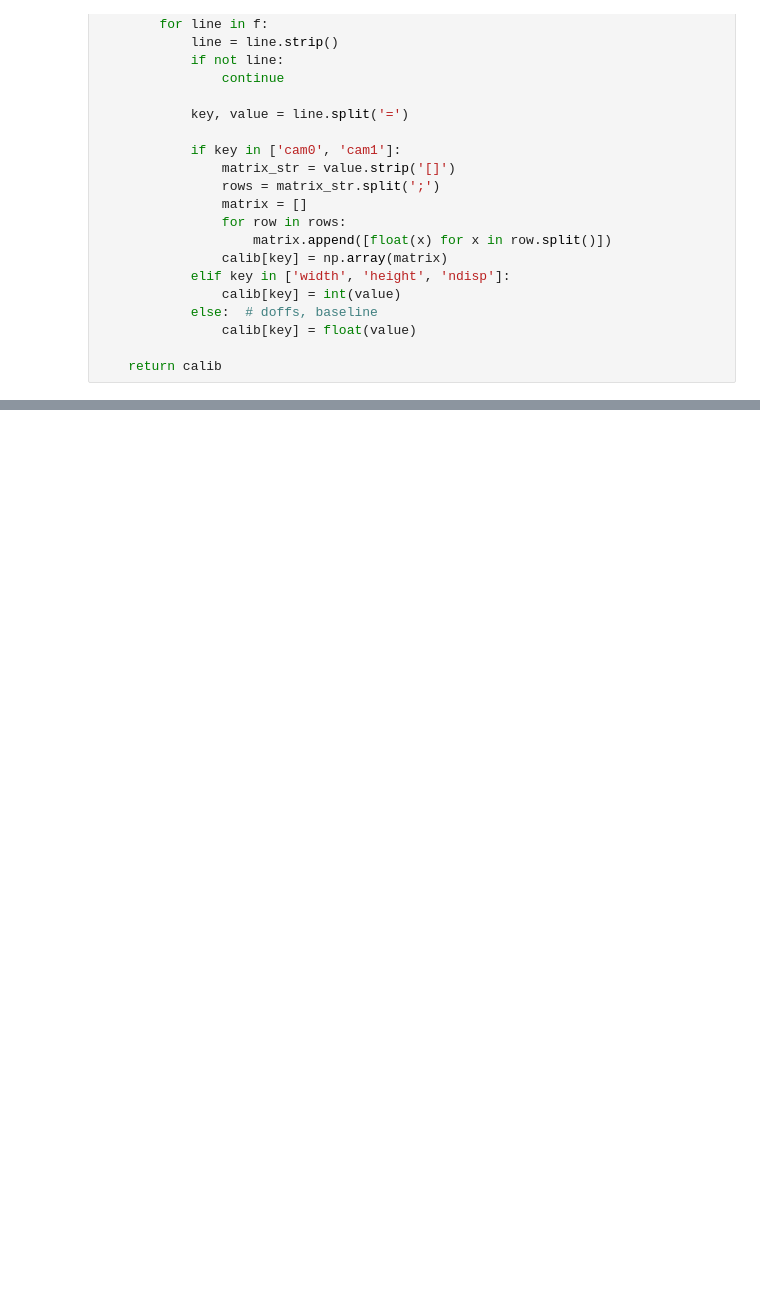
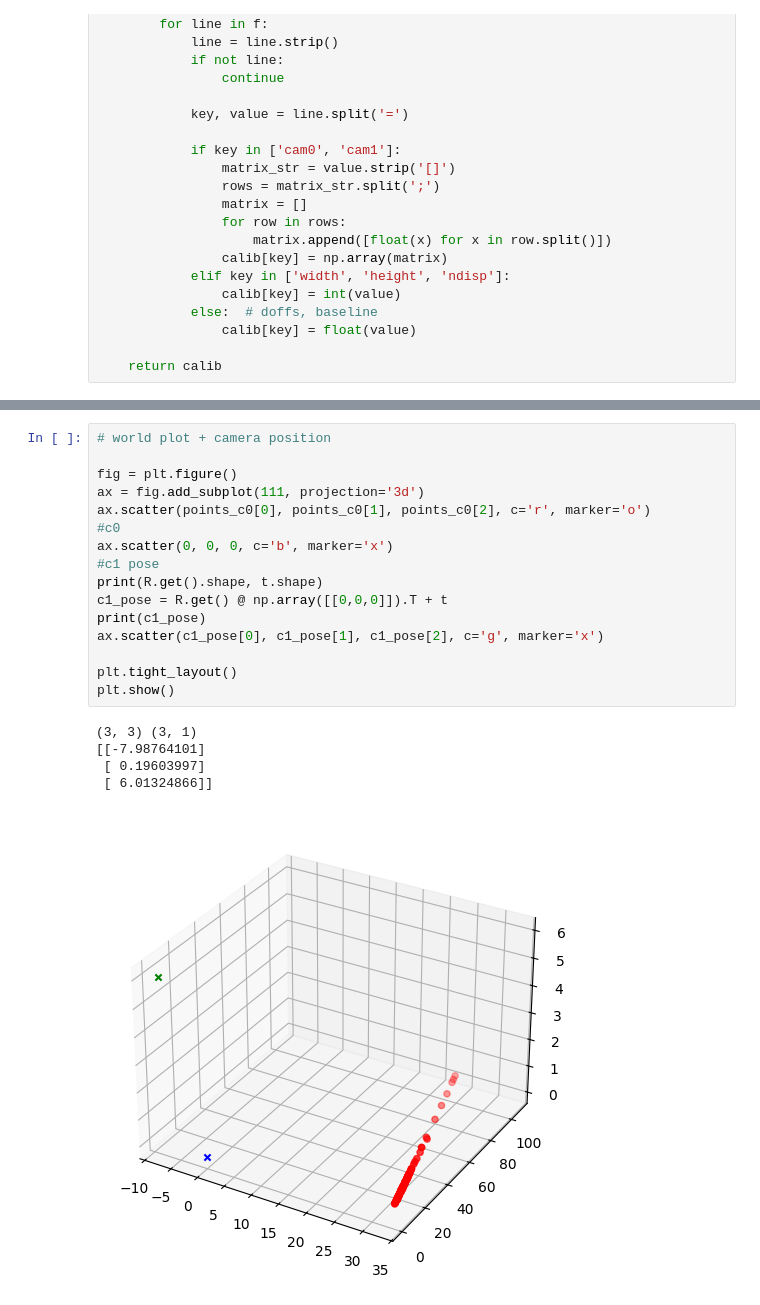
Before and after one commit to xavierroma/arbit, a Jupyter notebook: examples/arbit-py/opencvv.ipynb, the cells around one changed output, grey strips where cells are left out. Cells and saved outputs as stored; diff of their text form; blank space fills up the shorter version.

```diff
--- a/examples/arbit-py/opencvv.ipynb
+++ b/examples/arbit-py/opencvv.ipynb
@@ -234,0 +173,22 @@ Selected projection with:
+# %%
+# world plot + camera position
+
+fig = plt.figure()
+ax = fig.add_subplot(111, projection='3d')
+ax.scatter(points_c0[0], points_c0[1], points_c0[2], c='r', marker='o')
+#c0
+ax.scatter(0, 0, 0, c='b', marker='x')
+#c1 pose
+print(R.get().shape, t.shape)
+c1_pose = R.get() @ np.array([[0,0,0]]).T + t
+print(c1_pose)
+ax.scatter(c1_pose[0], c1_pose[1], c1_pose[2], c='g', marker='x')
+
+plt.tight_layout()
+plt.show()
+# %% [output]
+(3, 3) (3, 1)
+[[-7.98764101]
+ [ 0.19603997]
+ [ 6.01324866]]
+[figure, added]
```
Also changed, not shown: parts of 6 cells of this notebook.
